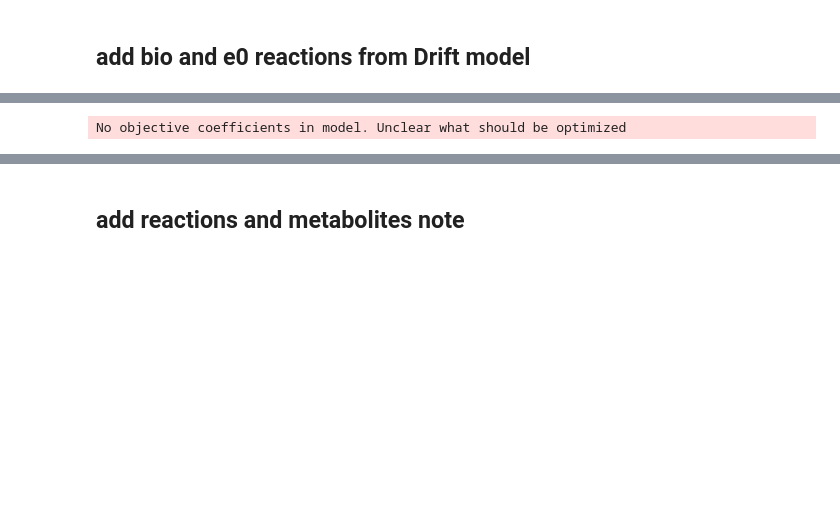
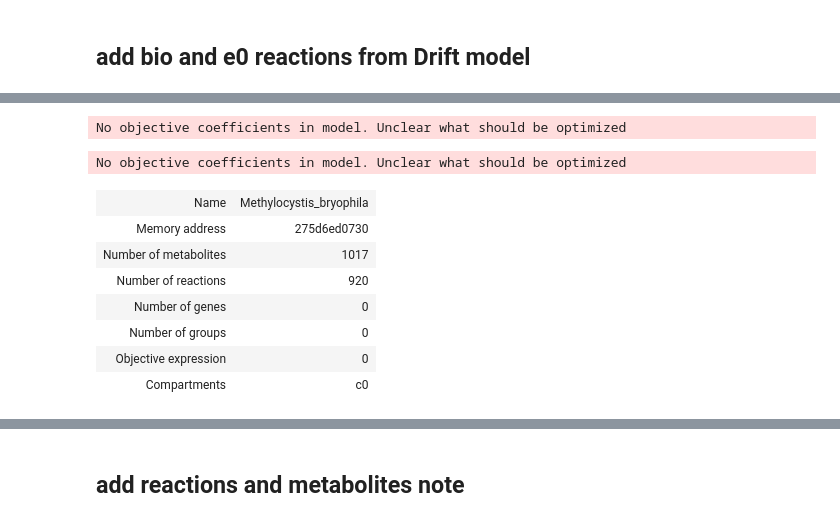
Before and after one commit to xinlia/BuildGEM, a Jupyter notebook: 2_3_model_building_modelseed.ipynb, the cells around one changed output, grey strips where cells are left out. Cells and saved outputs as stored; diff of their text form; code cells hidden in the pictures; blank space fills up the shorter version.

```diff
--- a/2_3_model_building_modelseed.ipynb
+++ b/2_3_model_building_modelseed.ipynb
@@ -470,14 +447,47 @@ drift_model
 | Number of groups | 0 |
 | Objective expression | 1.0*bio1_biomass - 1.0*bio1_bioma... |
 | Compartments | c0, e0 |
-# %%
-new_model = cobra.io.read_sbml_model(org_name+'_model\\'+org_name+'_add_c0_from_modelseed.xml')
-
-bioreaction = drift_model.reactions.get_by_id('bio1_biomass')
-new_model.add_reactions([bioreaction])
-new_model.objective = new_model.problem.Objective(bioreaction.flux_expression, direction='max')
-exreaction = [rea for rea in drift_model.reactions if rea.id.startswith('EX')]
-new_model.add_reactions(exreaction)
-cobra.io.write_sbml_model(new_model,filename=org_name+'_model\\'+org_name+'_add_from_modelseed.xml')
-# %% [output]
-No objective coefficients in model. Unclear what should be optimized
+# %%
+new_model = cobra.io.read_sbml_model(org_name+'_model\\'+org_name+'_add_c0_from_modelseed.xml')
+
+drift_bioreaction = drift_model.reactions.get_by_id('bio1_biomass')
+cobra_bioreaction = cobra.Reaction('rxnbiomass')
+cobra_bioreaction.name = 'GramNegativeBiomass'
+
+metabolites_to_add = {}
+for metabolite, stoich in drift_bioreaction.metabolites.items():
+    id = metabolite.id.replace('_c0','')
+    ms_compound = modelseed.get_seed_compound(id)
+    charge = ms_compound.data['charge']
+
+    if  ms_compound.formula == ms_compound.formula:
+        metabolites_to_add[
+            cobra.Metabolite(id+'_c0', name=ms_compound.name+'_c0', compartment='c0',formula = ms_compound.formula ,charge=charge)
+        ] = stoich
+    else:
+        metabolites_to_add[
+            cobra.Metabolite(id+'_c0', name=ms_compound.name+'_c0', compartment='c0',charge=charge)
+        ] = stoich
+
+
+cobra_bioreaction.add_metabolites(metabolites_to_add)
+
+new_model.add_reactions([cobra_bioreaction])
+new_model.objective = new_model.problem.Objective(cobra_bioreaction.flux_expression, direction='max')
+
+cobra.io.write_sbml_model(new_model,filename=org_name+'_model\\'+org_name+'_add_bio_from_modelseed.xml')
+# %% [output]
+No objective coefficients in model. Unclear what should be optimized
+# %%
+new_model = cobra.io.read_sbml_model(org_name+'_model\\'+org_name+'_add_c0_from_modelseed.xml')
+new_model
+# %% [output]
+No objective coefficients in model. Unclear what should be optimized
+| Name | Methylocystis_bryophila |
+| Memory address | 275d6ed0730 |
+| Number of metabolites | 1017 |
+| Number of reactions | 920 |
+| Number of genes | 0 |
+| Number of groups | 0 |
+| Objective expression | 0 |
+| Compartments | c0 |
```
Also changed, not shown: parts of 22 cells of this notebook, 10 other files.
